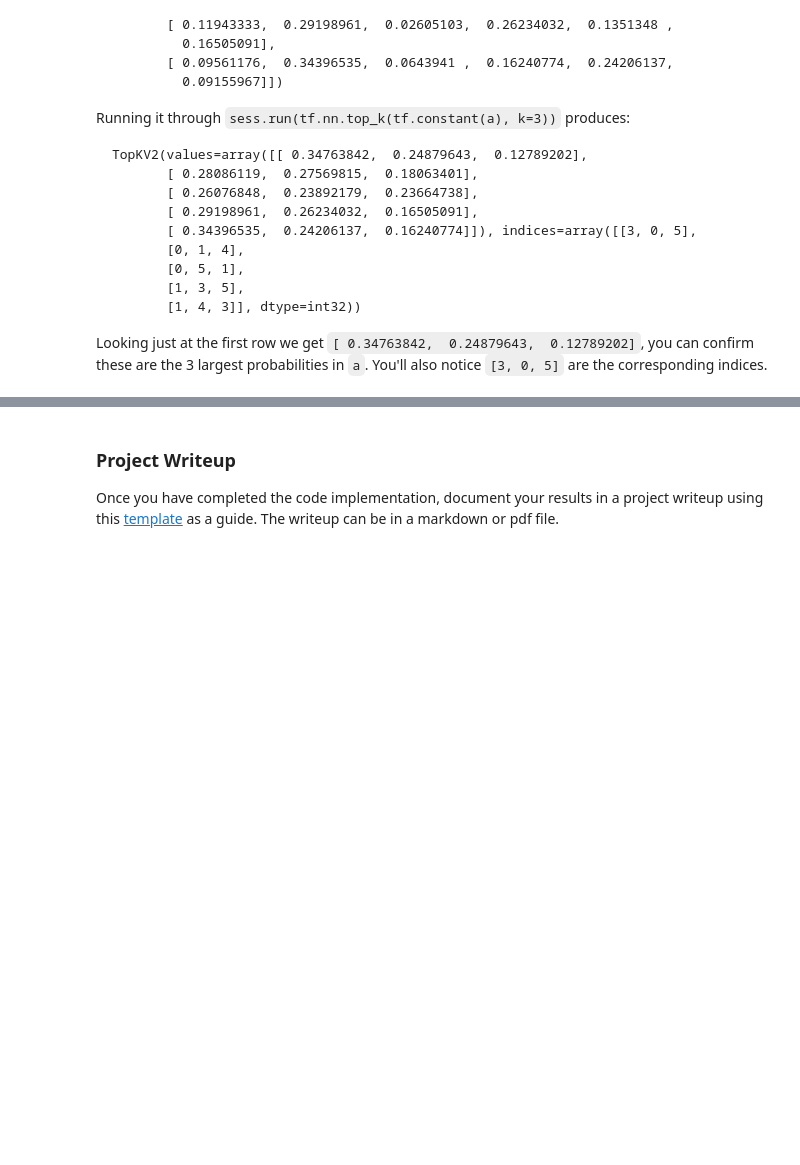
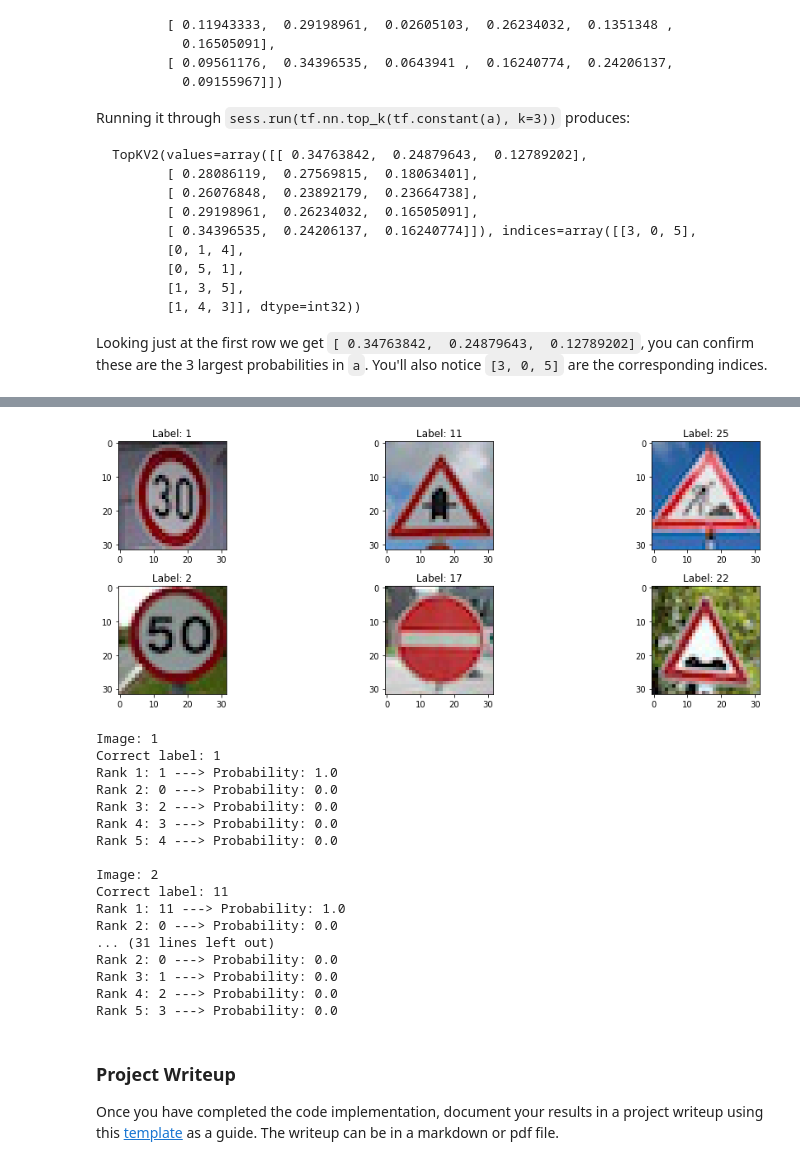
Before and after one commit to Lybron/CarND-T1P2, a Jupyter notebook: Traffic_Sign_Classifier.ipynb, the cells around one changed output, grey strips where cells are left out. Cells and saved outputs as stored; diff of their text form; code cells hidden in the pictures; blank space fills up the shorter version.

```diff
--- a/Traffic_Sign_Classifier.ipynb
+++ b/Traffic_Sign_Classifier.ipynb
@@ -532,16 +684,35 @@ print(probs)
 # %%
-plot_samples()
+plot_custom_samples()
 
 for idx in range(6):
-    print("Image: %d" % (idx+1))
+    print("Image %d" % (idx+1))
     print("Correct label: %s" % new_labels[idx])
 
     for j in range(5):
         label_prob = probs[0][idx][j]
         ranked_label = probs[1][idx][j]
 
         print("Rank %s: %s ---> Probability: %s" % ((j+1), ranked_label, label_prob))
     print()
+# %% [output]
+[figure, added]
+Image: 1
+Correct label: 1
+Rank 1: 1 ---> Probability: 1.0
+Rank 2: 0 ---> Probability: 0.0
+Rank 3: 2 ---> Probability: 0.0
+Rank 4: 3 ---> Probability: 0.0
+Rank 5: 4 ---> Probability: 0.0
+
+Image: 2
+Correct label: 11
+Rank 1: 11 ---> Probability: 1.0
+Rank 2: 0 ---> Probability: 0.0
+... (31 lines left out)
+Rank 2: 0 ---> Probability: 0.0
+Rank 3: 1 ---> Probability: 0.0
+Rank 4: 2 ---> Probability: 0.0
+Rank 5: 3 ---> Probability: 0.0
 # %% [markdown]
 ### Project Writeup
 
```
Also changed, not shown: parts of 39 cells of this notebook, 6 other files.
